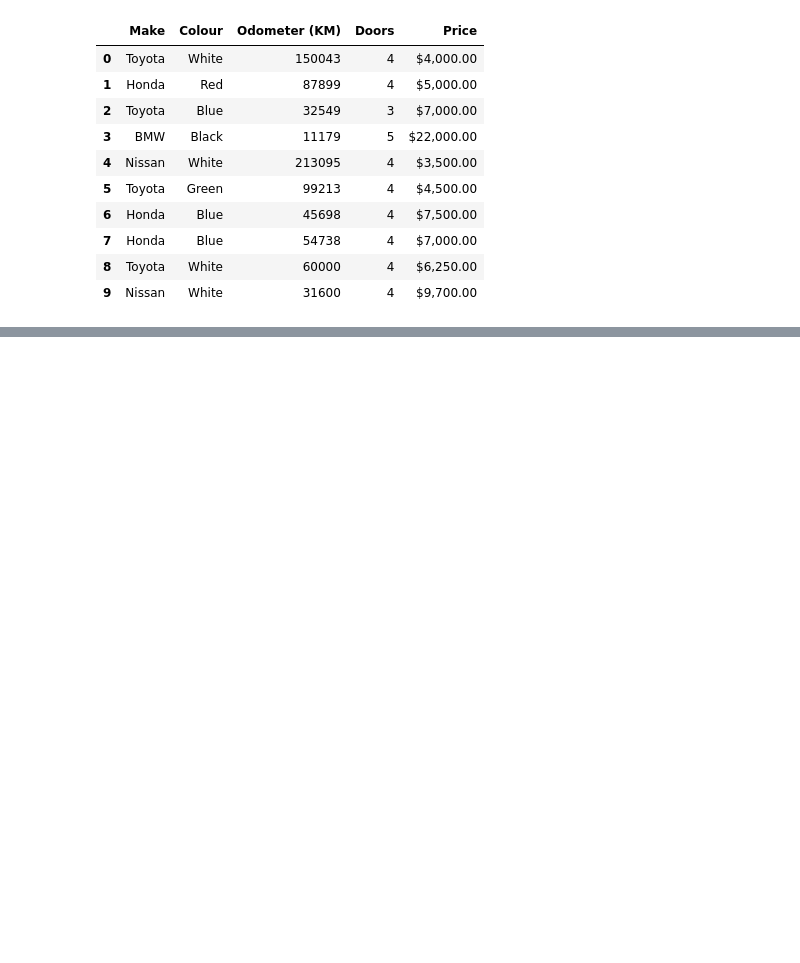
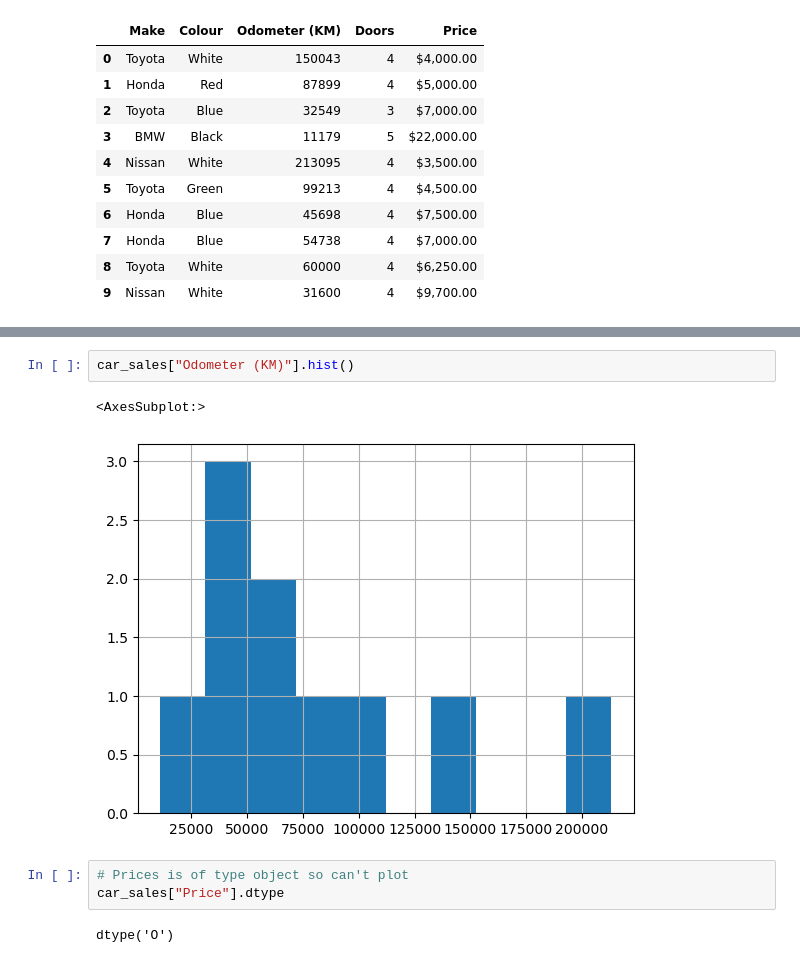
Before and after one commit to phamkevinT/MachineLearningAndDataScience, a Jupyter notebook: Pandas_Data_Analysis/intro-to-pandas.ipynb, the cells around one changed output, grey strips where cells are left out. Cells and saved outputs as stored; diff of their text form; blank space fills up the shorter version.

```diff
--- a/Pandas_Data_Analysis/intro-to-pandas.ipynb
+++ b/Pandas_Data_Analysis/intro-to-pandas.ipynb
@@ -68,0 +233,10 @@ exported_car_sales
+# %%
+car_sales["Odometer (KM)"].hist()
+# %% [output]
+<AxesSubplot:>
+[figure, added]
+# %%
+# Prices is of type object so can't plot
+car_sales["Price"].dtype
+# %% [output]
+dtype('O')
```
Also changed, not shown: parts of 45 cells of this notebook, 2 other files.
